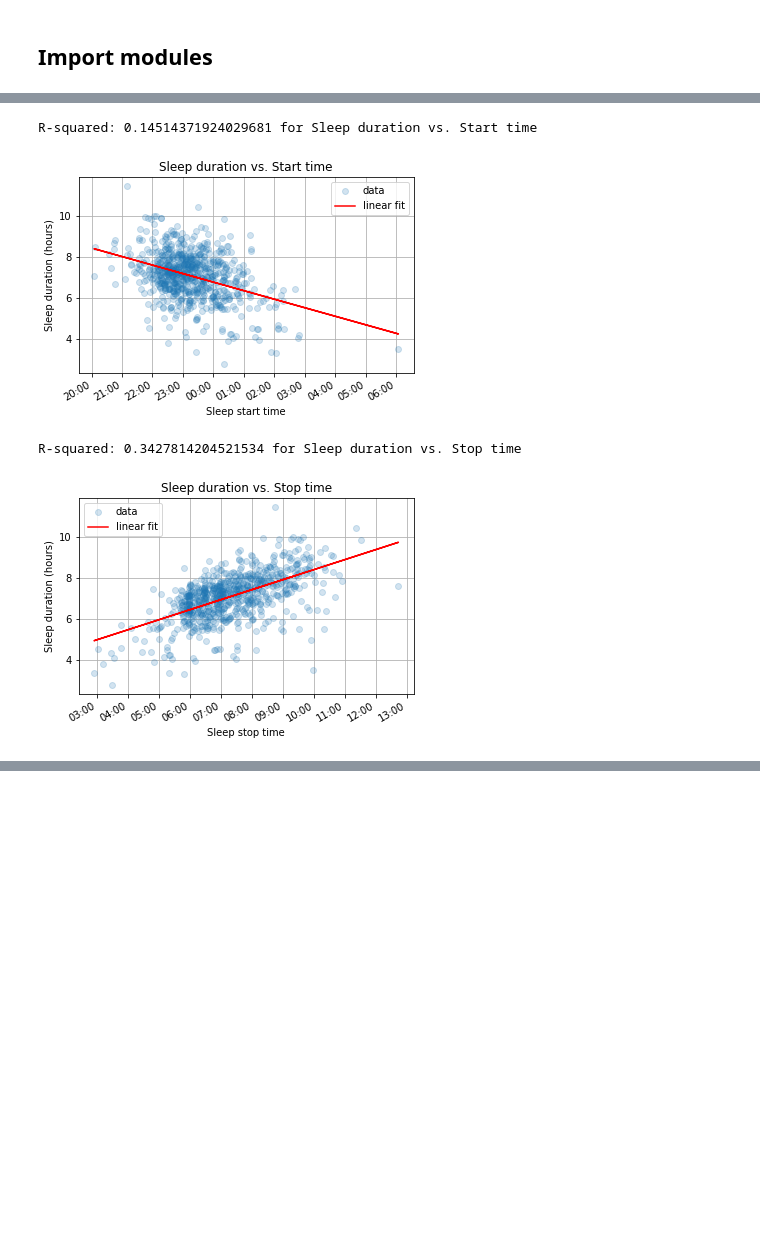
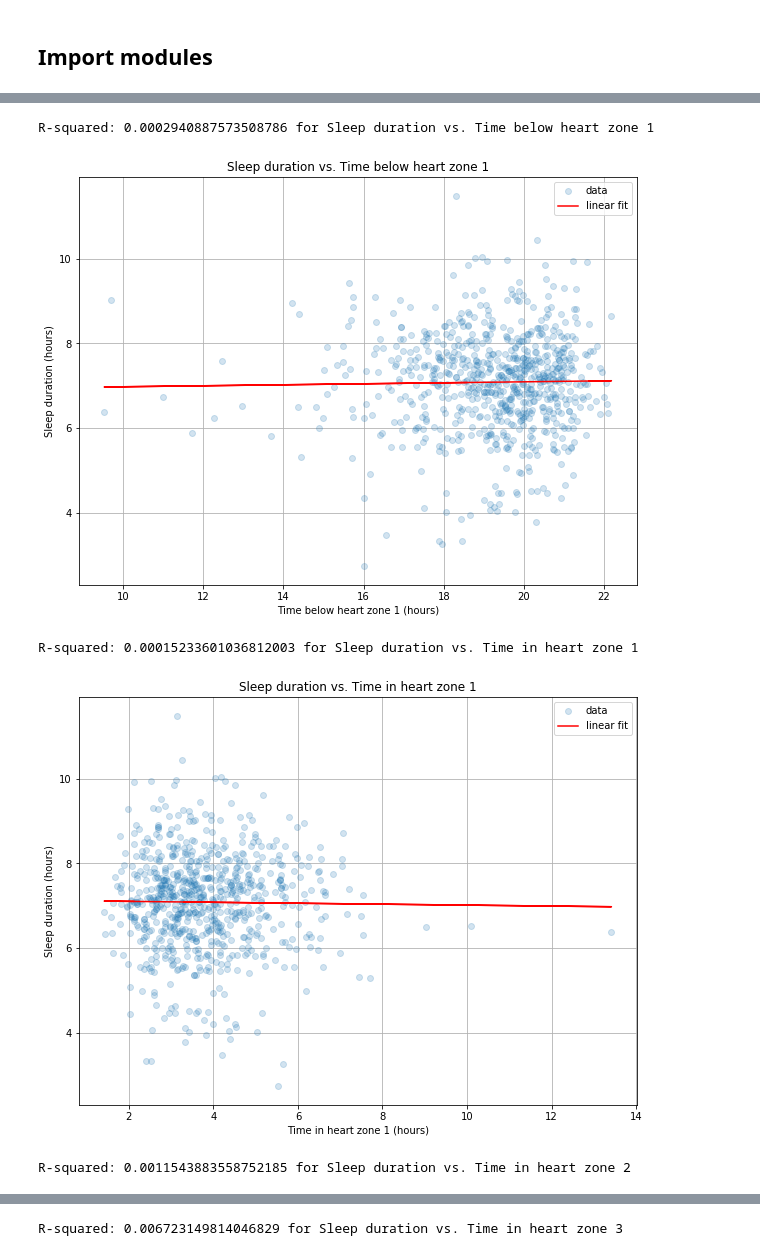
Before and after one commit to Amita22/Machine-Learning-Fitbit-Sleep, a Jupyter notebook: FitNotebook.ipynb, the cells around one changed output, grey strips where cells are left out. Drawn from its saved outputs; the diff is of its cells as text; code cells hidden in the pictures; blank space fills up the shorter version.

```diff
--- a/FitNotebook.ipynb
+++ b/FitNotebook.ipynb
@@ -22,7 +24,7 @@ from typing import Any, Dict, List, NamedTuple
 #Class for Fitbit sleep event
 class SleepEvent(NamedTuple):
     log_id: int
-    hours_asleep: float
+    total_hours: float
     start_time: datetime.datetime
     stop_time: datetime.datetime
 
@@ -35,7 +37,7 @@ class DayWeather(NamedTuple):
 #Class for Day
 class Day(NamedTuple):
     date: datetime.date
-    hours_asleep: float
+    total_hours: float
     temp_max: float
     temp_min: float
 # %%
@@ -156,12 +165,15 @@ stop_time_list = []
 sleep_segment_list = []
 previous_date = datetime.date(2000, 8, 30)  #random date in the far past
 
-#Exlcude dates when I was not in Seattle
+#Exclude dates when I was not in Seattle
 #travel_dates is a list of dates in the format
 #travel_dates = [[datetime.date(2016, 12, 20), datetime.date(2017, 1, 4)],...
 from vacation_dates import travel_dates
 
+#Compare event log id so as to exclude duplicate events
 previous_log_id = 0
+
+#Record all sleep events on the same date (for plotting purposes)
 default_datetime = datetime.datetime(2000, 1, 1, 0, 0, 0);
 
 for event in raw_sleep_list:
@@ -195,16 +207,16 @@ for event in raw_sleep_list:
         #Combine sleep records for events with same dates
         elif previous_date==date:
             sleep_segment_list[-1] += 1
-            sleep_list[-1] += event.hours_asleep
+            sleep_list[-1] += event.total_hours
             stop_timedelta = datetime.timedelta(hours=stop.hour,minutes=stop.minute,seconds=stop.second)
             stop_time_list[-1] = default_datetime + stop_timedelta
-            sleep_dict[date_string] += event.hours_asleep
+            sleep_dict[date_string] += event.total_hours
         #Save sleep record
         else:
             sleep_segment_list.append(1)
             date_list.append(date)
-            sleep_list.append(event.hours_asleep)
-            sleep_dict[date_string] = event.hours_asleep
+            sleep_list.append(event.total_hours)
+            sleep_dict[date_string] = event.total_hours
             start_timedelta = datetime.timedelta(hours=start.hour,minutes=start.minute,seconds=start.second)
             start_time_list.append(default_datetime + start_timedelta + shift)
             stop_timedelta = datetime.timedelta(hours=stop.hour,minutes=stop.minute,seconds=stop.second)
@@ -443,28 +465,13 @@ def plot_nice(list1: List[Any], list2: List[Any], title: str, label1: str, label
     plt.gca().clear()
     plt.close()
 # %%
-#plot_nice(heart_below_one_list,sleep_list,"Sleep duration vs. Time below heart zone 1","Time below heart zone 1 (hours)","Sleep duration (hours)")
-#plot_nice(heart_zone_one_list,sleep_list,"Sleep duration vs. Time in heart zone 1","Time in heart zone 1 (hours)","Sleep duration (hours)")
-#plot_nice(heart_zone_two_list,sleep_list,"Sleep duration vs. Time in heart zone 2","Time in heart zone 2 (minutes)","Sleep duration (hours)")
-#plot_nice(heart_zone_three_list,sleep_list,"Sleep duration vs. Time in heart zone 3","Time in heart zone 3 (minutes)","Sleep duration (hours)")
-#plot_nice(sleep_segment_list,sleep_list,"Sleep duration vs. sleep segments","Segments","Sleep duration (hours)")
-#plot_nice(weekday_list,sleep_list,"Sleep duration vs. Weekday","Weekday","Sleep duration (hours)")
-#plot_nice(lightly_active_list,sleep_list,"Sleep duration vs. Lightly active time","Lightly active time (hours)","Sleep duration (hours)")
-#plot_nice(moderately_active_list,sleep_list,"Sleep duration vs. Moderately active time","Moderately active time (hours)","Sleep duration (hours)")
-#plot_nice(very_active_list,sleep_list,"Sleep duration vs. Very active time","Very active time(hours)","Sleep duration (hours)")
-#plot_nice(sedentary_list,sleep_list,"Sleep duration vs. Sedentary time","Sedentary time (hours)","Sleep duration (hours)")
-#plot_nice(stairs_list,sleep_list,"Sleep duration vs. Floors","Floors","Sleep duration (hours)")
-#plot_nice(previous_day_sleep_list,current_day_sleep_list,"Sleep duration vs. Previous day's sleep","Previous day's sleep (hours)","Sleep duration (hours)")
-#plot_nice(distance_list,sleep_list,"Sleep duration vs. Distance","Distance (miles)","Sleep duration (hours)")
-#plot_nice(calories_list,sleep_list,"Sleep duration vs. Calories","Calories","Sleep duration (hours)")
-#plot_nice(steps_list,sleep_list,"Sleep duration vs. Steps","Steps","Sleep duration (hours)")
-#plot_nice(temp_max_list,sleep_list,"Sleep duration vs. Max temperature","Max temperature ($^\circ$F)","Sleep duration (hours)")
-#plot_nice(temp_min_list,sleep_list,"Sleep duration vs. Min temperature","Min temperature ($^\circ$F)","Sleep duration (hours)")
-plot_nice(start_time_list,sleep_list,"Sleep duration vs. Start time","Sleep start time","Sleep duration (hours)")
-plot_nice(stop_time_list,sleep_list,"Sleep duration vs. Stop time","Sleep stop time","Sleep duration (hours)")
-#plot_nice(start_time_list,stop_time_list,"Stop time vs. Start time","Sleep start time","Sleep stop time")
+plot_nice(heart_below_one_list,sleep_list,"Sleep duration vs. Time below heart zone 1","Time below heart zone 1 (hours)","Sleep duration (hours)")
+plot_nice(heart_zone_one_list,sleep_list,"Sleep duration vs. Time in heart zone 1","Time in heart zone 1 (hours)","Sleep duration (hours)")
+plot_nice(heart_zone_two_list,sleep_list,"Sleep duration vs. Time in heart zone 2","Time in heart zone 2 (minutes)","Sleep duration (hours)")
+plot_nice(heart_zone_three_list,sleep_list,"Sleep duration vs. Time in heart zone 3","Time in heart zone 3 (minutes)","Sleep duration (hours)")
 # %% [output]
-R-squared: 0.14514371924029681 for Sleep duration vs. Start time
+R-squared: 0.0002940887573508786 for Sleep duration vs. Time below heart zone 1
-[figure, old version]
+[figure, new version]
-R-squared: 0.3427814204521534 for Sleep duration vs. Stop time
+R-squared: 0.00015233601036812003 for Sleep duration vs. Time in heart zone 1
-[figure, old version]
+[figure, new version]
+R-squared: 0.0011543883558752185 for Sleep duration vs. Time in heart zone 2
@@ -470,0 +479 @@ R-squared: 0.3427814204521534 for Sleep duration vs. Stop time
+R-squared: 0.006723149814046829 for Sleep duration vs. Time in heart zone 3
```
Also changed, not shown: parts of 26 cells of this notebook.
